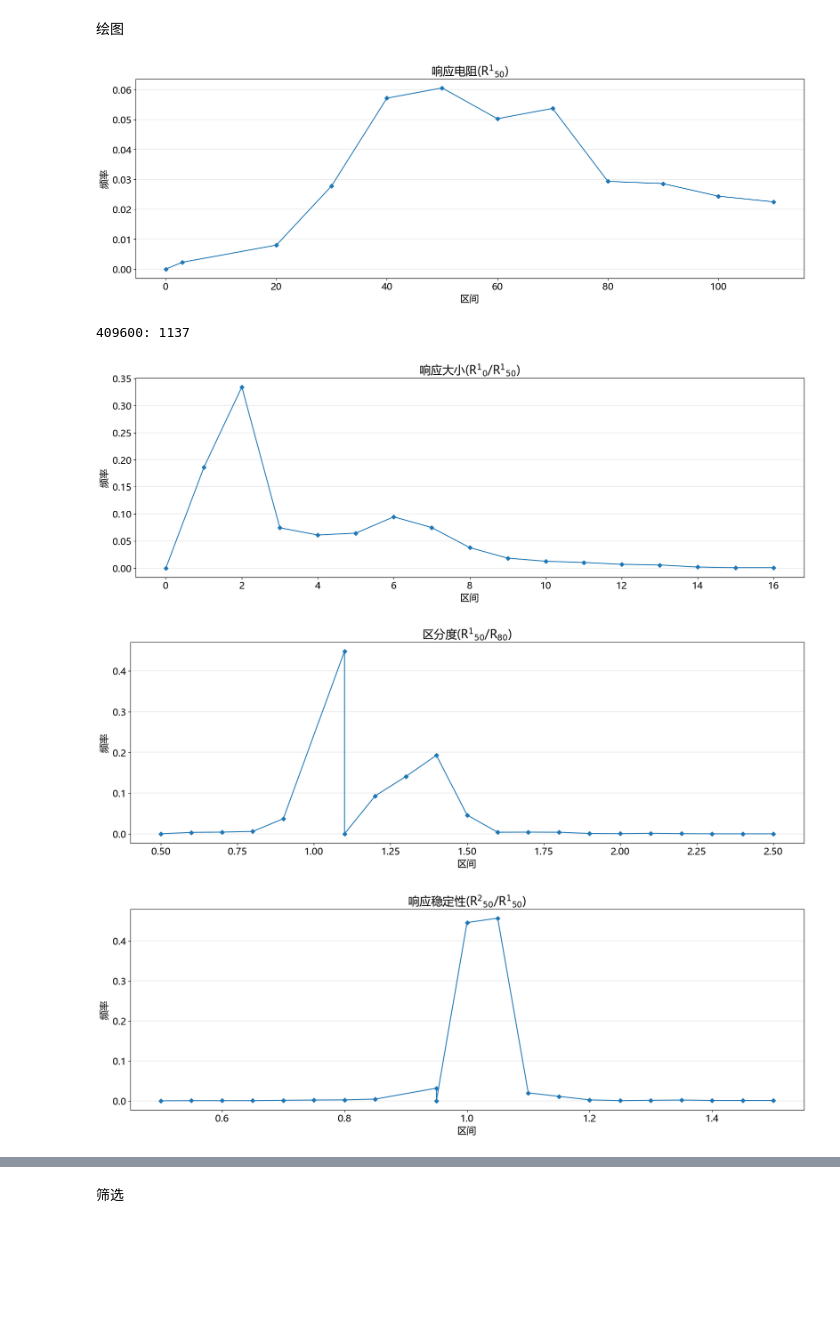
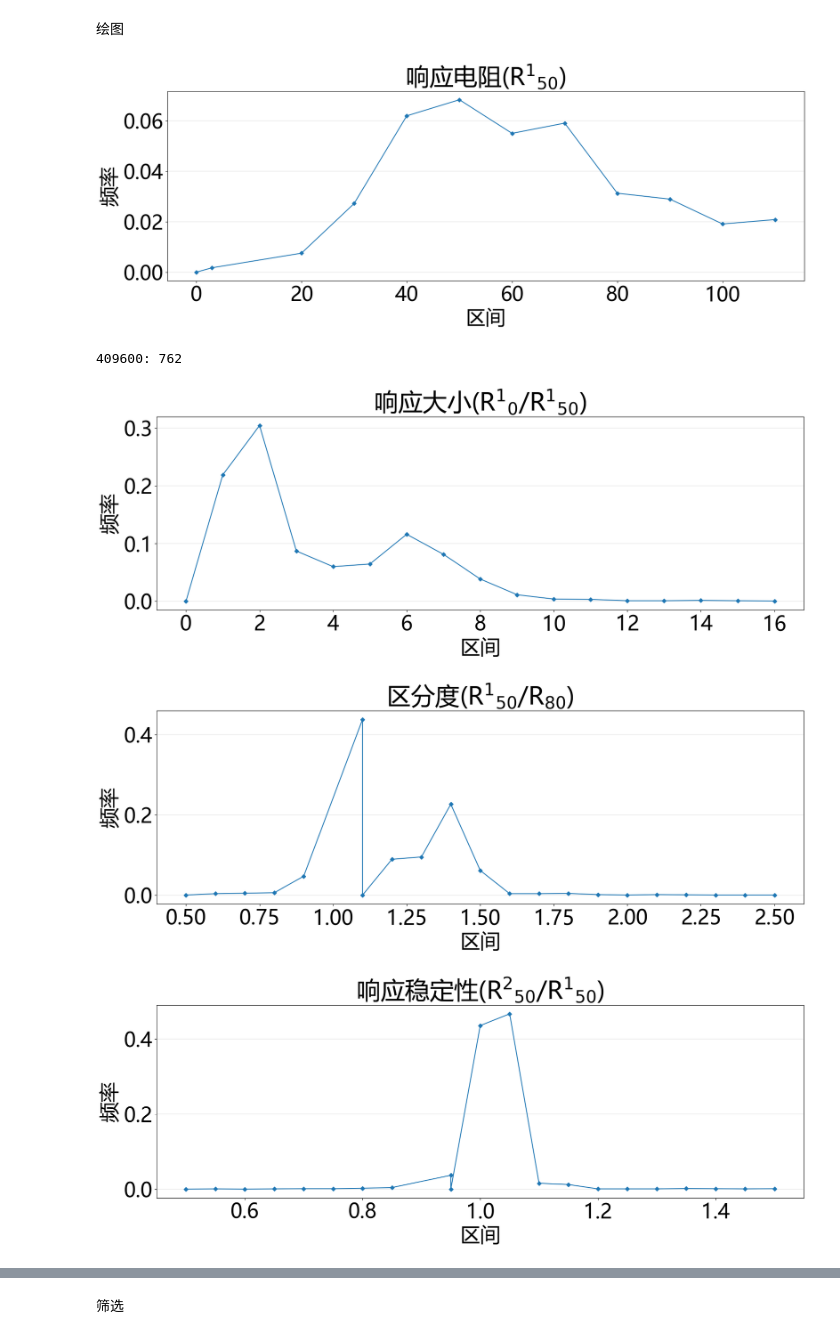
Before and after one commit to lomvix/microchip_data, a Jupyter notebook: 2th_dataprocessing_TVOC.ipynb, the cells around one changed output, grey strips where cells are left out. Saved outputs shown, nothing was run; the diff lists cells and outputs as text; code cells hidden in the pictures; blank space fills up the shorter version.

```diff
--- a/2th_dataprocessing_TVOC.ipynb
+++ b/2th_dataprocessing_TVOC.ipynb
@@ -61,7 +64,7 @@ if pd.read_csv("data/"+filepaths[0],sep=r'\s+',names=[str(i) for i in range(2500
         data_total=data_total.transpose().dropna(how="all",axis=0)
         data = data_total[data.sum(axis=1) != 0][1:]
         data["no"] = data.index.values.astype(int)
-        data["batch"]=int(j)
+        data["batch"]=filepaths[j][15:-4]
         #data_total.columns = columns=["0","80","50","51","53","20","0_2","no"]
         data_total= pd.concat([data_total,data])
 else:
@@ -168,7 +165,7 @@ if data_total.columns.__len__()==8:
     y_7=[0]+list(pd.cut(high_discrimination,bins=high_discrimination_x).value_counts(sort=False,normalize=True)[5:26].values)
 # %%
 plt.rcParams['font.sans-serif'] = ['Microsoft YaHei']
-plt.rcParams["font.size"] =16
+plt.rcParams["font.size"] =35
 plt.figure(figsize=(20, 6))
 plt.title("响应电阻(R$^{1}$$_{50}$)")
 plt.xlabel("区间")
@@ -207,35 +204,37 @@ plt.plot(x_4, y_4, marker='D', markersize=5)
 plt.savefig('响应稳定性.png')
 plt.show()
 
 plt.figure(figsize=(20, 6))
 plt.title("恢复程度(R$_{53}$/R$^{1}$$_{0}$)")
 plt.xlabel("区间")
 plt.ylabel("频率")
 plt.grid( axis='y', linewidth=0.3)
 plt.plot(x_5, y_5, marker='D', markersize=5)
 plt.savefig('恢复程度.png')
 plt.show()
 
 plt.figure(figsize=(20, 6))
 plt.title("基线偏差[(R$^{1}$$_{0}$-R$^{2}$$_{0}$)/R$^{1}$$_{0}$]")
 plt.xlabel("区间")
 plt.ylabel("频率")
 plt.grid( axis='y', linewidth=0.3)
 plt.plot(x_6, y_6, marker='D', markersize=5)
 plt.savefig('基线偏差.png')
 plt.show()
 
 if data_total.columns.__len__()==8:
     plt.title("大浓度区分度值(R$_{200}$/R$_{100}$)")
     plt.xlabel("区间")
     plt.ylabel("频率")
     plt.grid( axis='y', linewidth=0.3)
     plt.plot(x_7, y_7, marker='D', markersize=5)
     plt.savefig('大浓度区分度值.png')
     plt.show()
+
+plt.close()
 # %% [output]
-[figure, old version]
+[figure, new version]
-409600: 1137
+409600: 762
-[figure, old version]
+[figure, new version]
-[figure, old version]
+[figure, new version]
-[figure, old version]
+[figure, new version]
```
Also changed, not shown: parts of 14 cells of this notebook, 1 other file.
